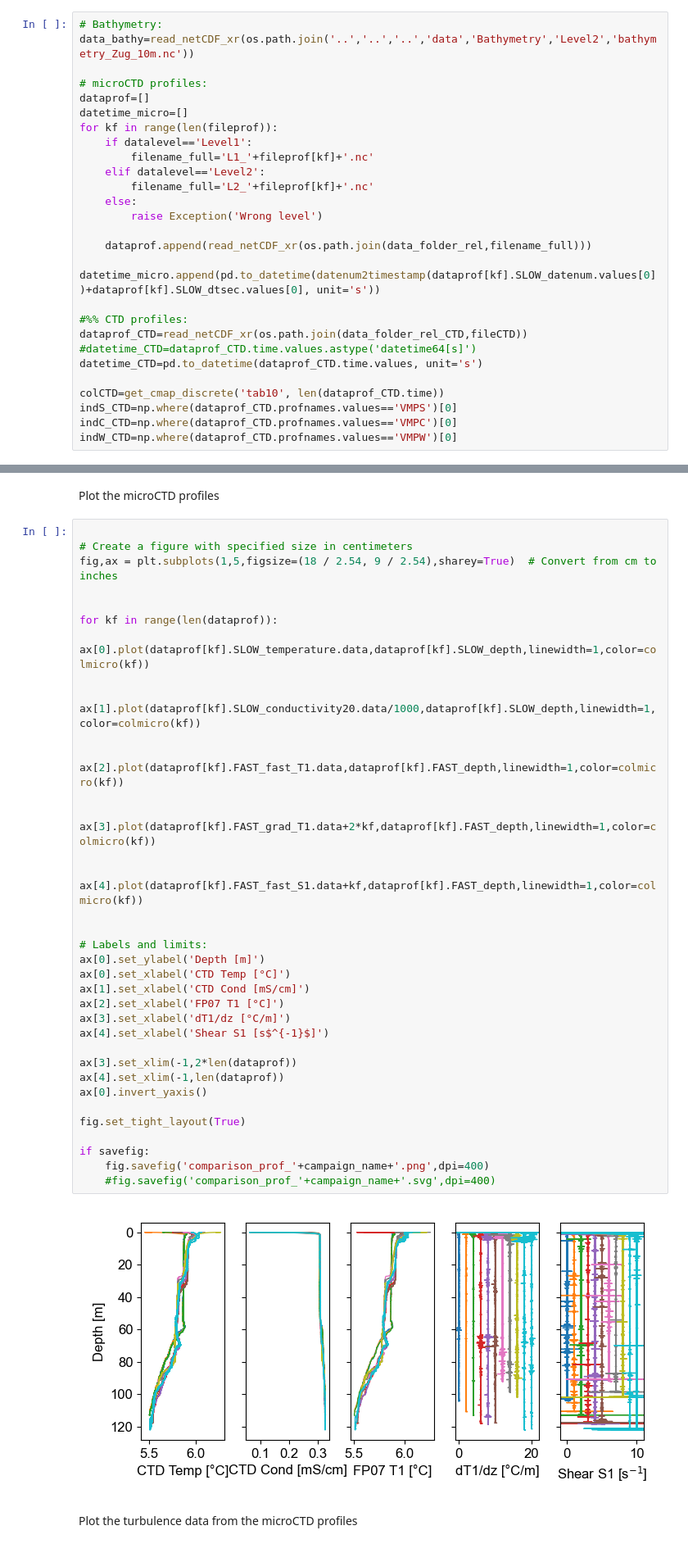
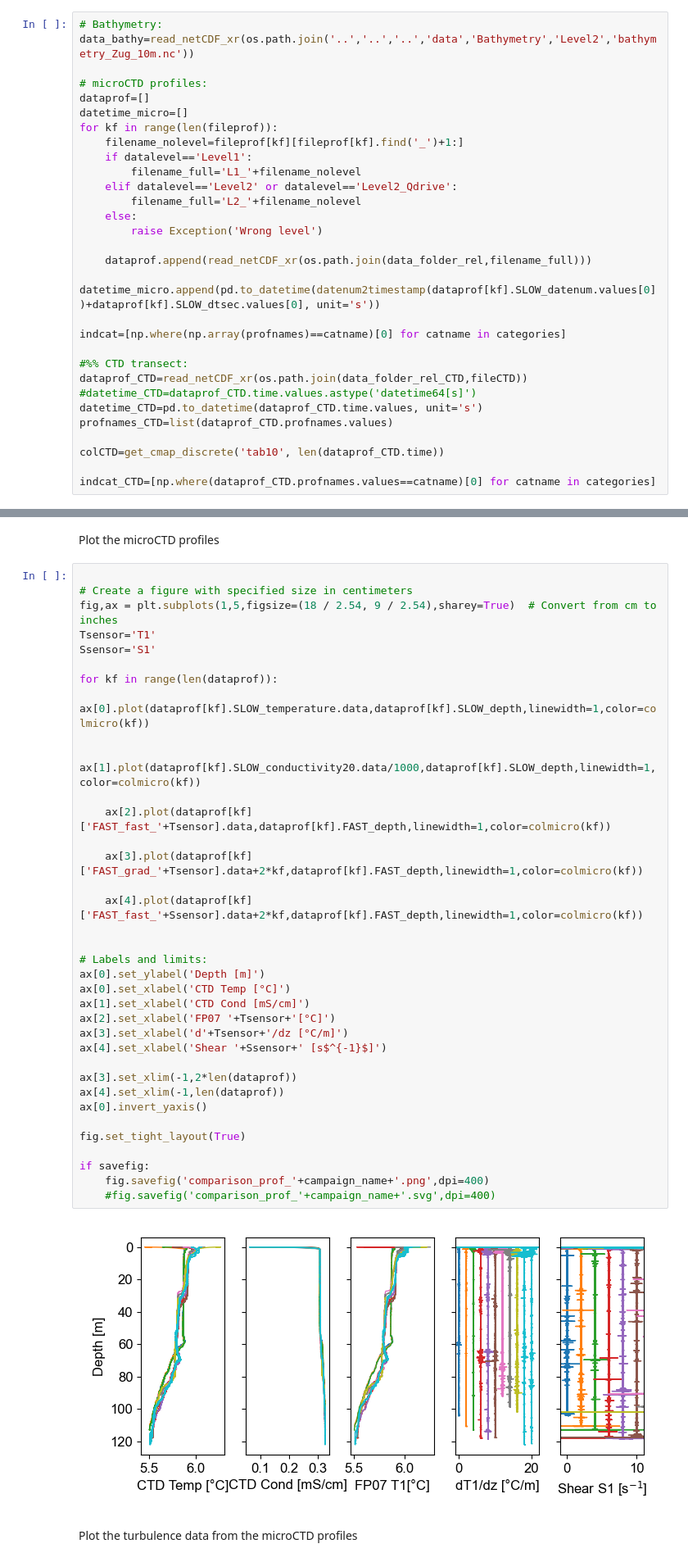
Before and after one commit to tdoda/turbulence-lakezug, a Jupyter notebook: notebooks/reports/Report2_campaign_20260113/campaign_20260113_turbulence_CTD.ipynb, the cells around one changed output, grey strips where cells are left out. Shown at 82% size. Drawn from its saved outputs; the diff is of its cells as text.

```diff
--- a/notebooks/reports/Report2_campaign_20260113/campaign_20260113_turbulence_CTD.ipynb
+++ b/notebooks/reports/Report2_campaign_20260113/campaign_20260113_turbulence_CTD.ipynb
@@ -75,25 +88,28 @@ data_bathy=read_netCDF_xr(os.path.join('..','..','..','data','Bathymetry','Level
 dataprof=[]
 datetime_micro=[]
 for kf in range(len(fileprof)):
+    filename_nolevel=fileprof[kf][fileprof[kf].find('_')+1:]
     if datalevel=='Level1':
-        filename_full='L1_'+fileprof[kf]+'.nc'
-    elif datalevel=='Level2':
-        filename_full='L2_'+fileprof[kf]+'.nc'
+        filename_full='L1_'+filename_nolevel
+    elif datalevel=='Level2' or datalevel=='Level2_Qdrive':
+        filename_full='L2_'+filename_nolevel
     else:
         raise Exception('Wrong level')
 
     dataprof.append(read_netCDF_xr(os.path.join(data_folder_rel,filename_full)))
     datetime_micro.append(pd.to_datetime(datenum2timestamp(dataprof[kf].SLOW_datenum.values[0])+dataprof[kf].SLOW_dtsec.values[0], unit='s'))
 
-#%% CTD profiles:
+indcat=[np.where(np.array(profnames)==catname)[0] for catname in categories]
+
+#%% CTD transect:
 dataprof_CTD=read_netCDF_xr(os.path.join(data_folder_rel_CTD,fileCTD))
 #datetime_CTD=dataprof_CTD.time.values.astype('datetime64[s]')
 datetime_CTD=pd.to_datetime(dataprof_CTD.time.values, unit='s')
+profnames_CTD=list(dataprof_CTD.profnames.values)
 
 colCTD=get_cmap_discrete('tab10', len(dataprof_CTD.time))
-indS_CTD=np.where(dataprof_CTD.profnames.values=='VMPS')[0]
-indC_CTD=np.where(dataprof_CTD.profnames.values=='VMPC')[0]
-indW_CTD=np.where(dataprof_CTD.profnames.values=='VMPW')[0]
+
+indcat_CTD=[np.where(dataprof_CTD.profnames.values==catname)[0] for catname in categories]
 # %% [markdown]
 Plot the map
 # %%
@@ -131,39 +147,40 @@ Plot the microCTD profiles
 # %%
 
 # Create a figure with specified size in centimeters
 fig,ax = plt.subplots(1,5,figsize=(18 / 2.54, 9 / 2.54),sharey=True)  # Convert from cm to inches
-
+Tsensor='T1'
+Ssensor='S1'
 
 for kf in range(len(dataprof)):
     ax[0].plot(dataprof[kf].SLOW_temperature.data,dataprof[kf].SLOW_depth,linewidth=1,color=colmicro(kf))
 
     ax[1].plot(dataprof[kf].SLOW_conductivity20.data/1000,dataprof[kf].SLOW_depth,linewidth=1,color=colmicro(kf))
 
-    ax[2].plot(dataprof[kf].FAST_fast_T1.data,dataprof[kf].FAST_depth,linewidth=1,color=colmicro(kf))
+    ax[2].plot(dataprof[kf]['FAST_fast_'+Tsensor].data,dataprof[kf].FAST_depth,linewidth=1,color=colmicro(kf))
 
-    ax[3].plot(dataprof[kf].FAST_grad_T1.data+2*kf,dataprof[kf].FAST_depth,linewidth=1,color=colmicro(kf))
+    ax[3].plot(dataprof[kf]['FAST_grad_'+Tsensor].data+2*kf,dataprof[kf].FAST_depth,linewidth=1,color=colmicro(kf))
 
-    ax[4].plot(dataprof[kf].FAST_fast_S1.data+kf,dataprof[kf].FAST_depth,linewidth=1,color=colmicro(kf))
+    ax[4].plot(dataprof[kf]['FAST_fast_'+Ssensor].data+2*kf,dataprof[kf].FAST_depth,linewidth=1,color=colmicro(kf))
 
 
 # Labels and limits:
 ax[0].set_ylabel('Depth [m]')
 ax[0].set_xlabel('CTD Temp [°C]')
 ax[1].set_xlabel('CTD Cond [mS/cm]')
-ax[2].set_xlabel('FP07 T1 [°C]')
-ax[3].set_xlabel('dT1/dz [°C/m]')
-ax[4].set_xlabel('Shear S1 [s$^{-1}$]')
+ax[2].set_xlabel('FP07 '+Tsensor+'[°C]')
+ax[3].set_xlabel('d'+Tsensor+'/dz [°C/m]')
+ax[4].set_xlabel('Shear '+Ssensor+' [s$^{-1}$]')
 
 ax[3].set_xlim(-1,2*len(dataprof))
 ax[4].set_xlim(-1,len(dataprof))
 ax[0].invert_yaxis()
 
 fig.set_tight_layout(True)
 
 if savefig:
     fig.savefig('comparison_prof_'+campaign_name+'.png',dpi=400)
     #fig.savefig('comparison_prof_'+campaign_name+'.svg',dpi=400)
 # %% [output]
-[figure, old version]
+[figure, new version]
 # %% [markdown]
 Plot the turbulence data from the microCTD profiles
```
Also changed, not shown: parts of 13 cells of this notebook.
